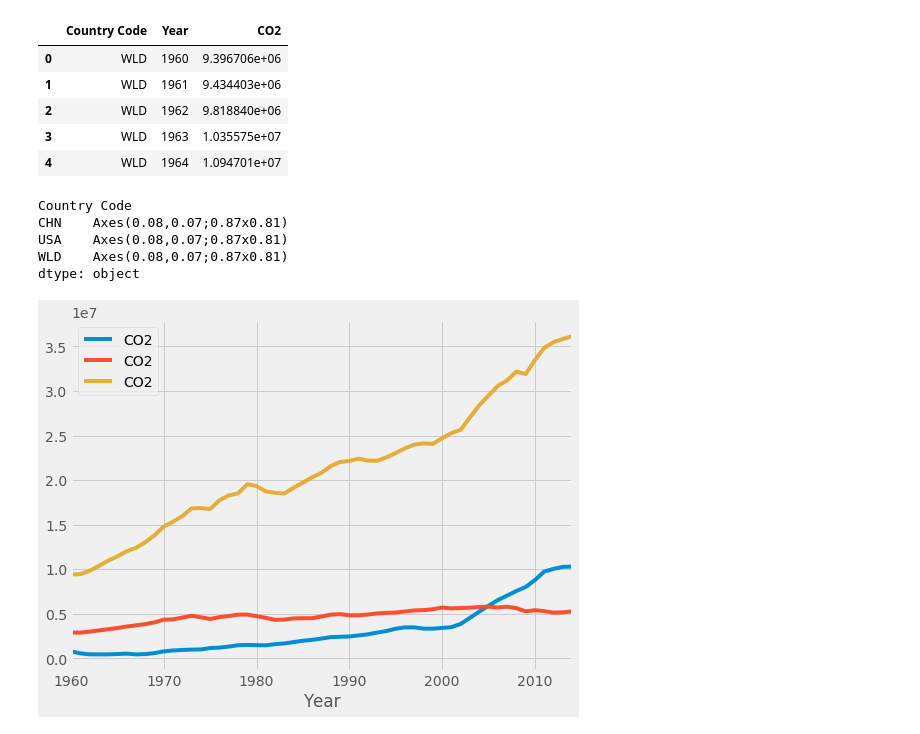
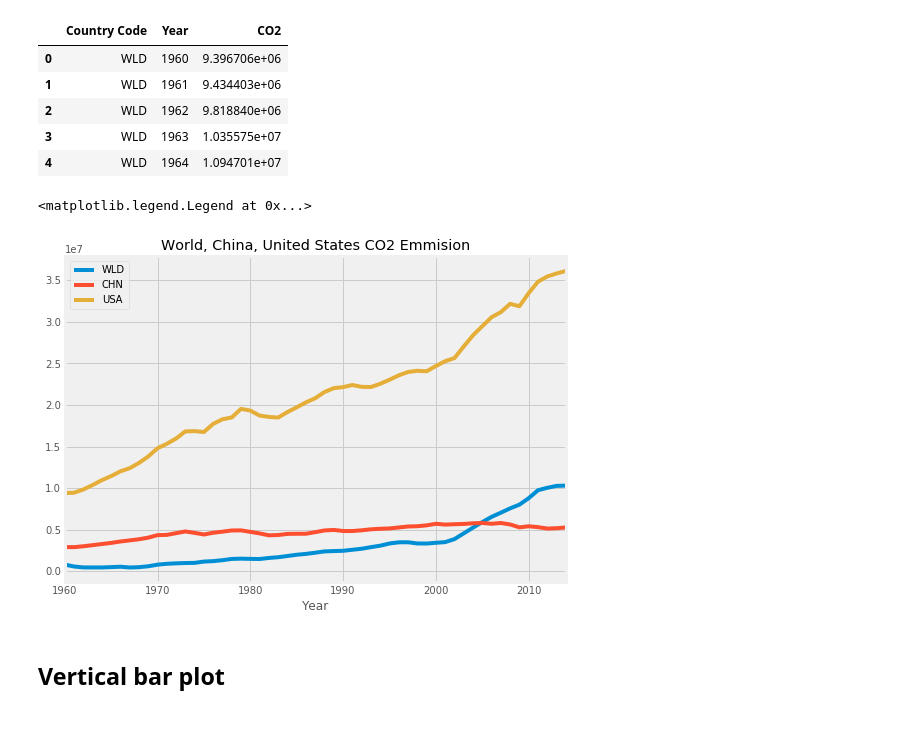
Before and after one commit to Zhenmao/Pandas-Reference-Guide, a Jupyter notebook: 8 Data Visualization.ipynb, the cells around one changed output. Cells and saved outputs as stored; diff of their text form; code cells hidden in the pictures.

```diff
--- a/8 Data Visualization.ipynb
+++ b/8 Data Visualization.ipynb
@@ -93,12 +100,11 @@ df_long.head()
 | 3 | WLD | 1963 | 1.035575e+07 |
 | 4 | WLD | 1964 | 1.094701e+07 |
 # %%
-fig, ax = plt.subplots(1,1)
-df_long.groupby('Country Code').plot(x='Year', y='CO2', kind='line', ax=ax)
+fig, ax = plt.subplots()
+df_long.groupby('Country Code').plot(x='Year', y='CO2', kind='line', ax=ax, title='World, China, United States CO2 Emmision')
+plt.legend(['WLD', 'CHN', 'USA'])
 # %% [output]
-Country Code
-CHN    Axes(0.08,0.07;0.87x0.81)
-USA    Axes(0.08,0.07;0.87x0.81)
-WLD    Axes(0.08,0.07;0.87x0.81)
-dtype: object
+<matplotlib.legend.Legend at 0x...>
-[figure, old version]
+[figure, new version]
+# %% [markdown]
+## Vertical bar plot
```
Also changed, not shown: parts of 10 cells of this notebook.
